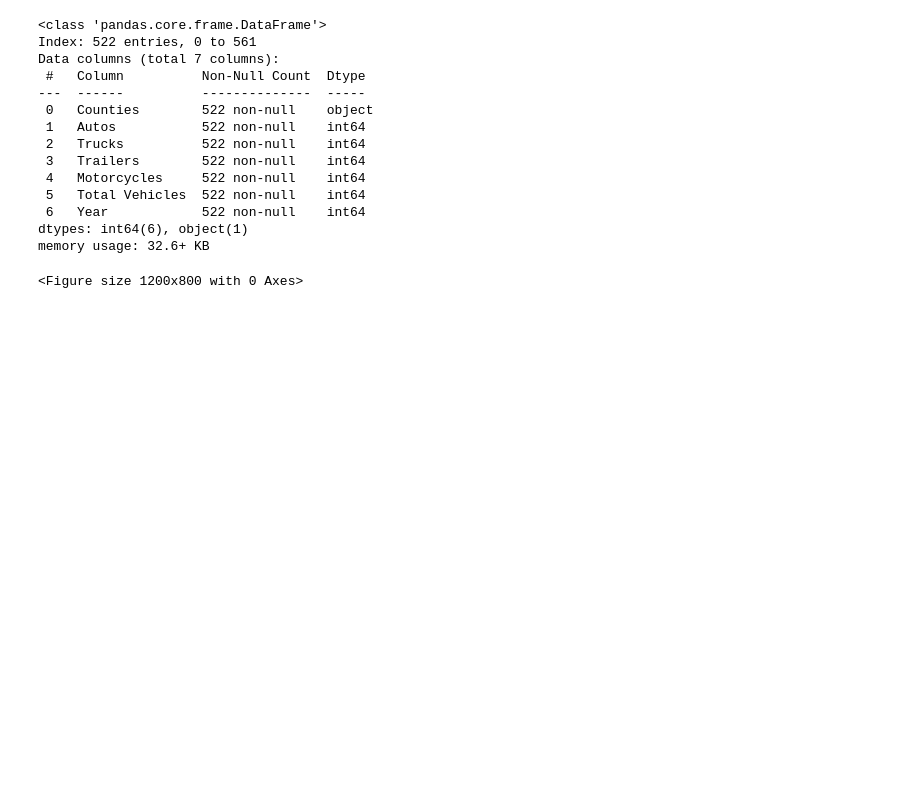
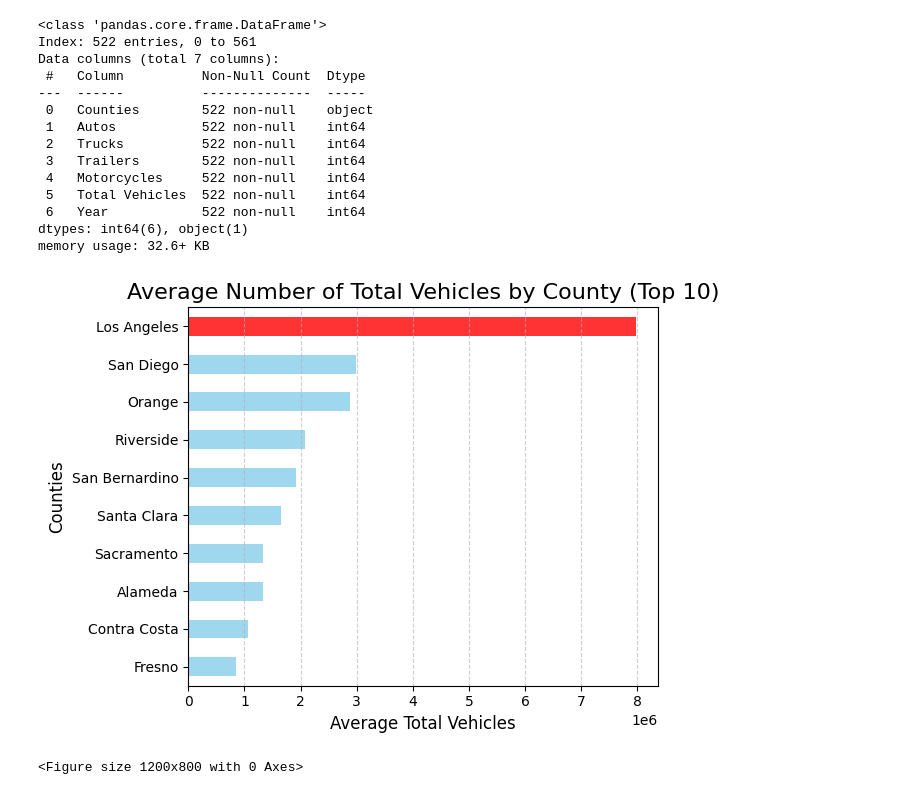
Before and after one commit to ashkren/eda_final_project, a Jupyter notebook: eda_final_project.ipynb, the cells around one changed output. Drawn from its saved outputs; the diff is of its cells as text; code cells hidden in the pictures; blank space fills up the shorter version.

```diff
--- a/eda_final_project.ipynb
+++ b/eda_final_project.ipynb
@@ -398,6 +369,25 @@ Data columns (total 7 columns):
  6   Year            522 non-null    int64
 dtypes: int64(6), object(1)
 memory usage: 32.6+ KB
+# %%
+# Calculate average number of total vehicles across all years and sort
+avg_total_vehicles = (
+    car_data.groupby('Counties')['Total Vehicles'].mean().sort_values(ascending=True)
+).tail(10)  # Select top 10 counties
+
+# Assign colors: 'red' for Los Angeles, 'skyblue' for others
+bar_colors = ['red' if county == 'Los Angeles' else 'skyblue' for county in avg_total_vehicles.index]
+
+# Plot the sorted horizontal barplot of average total vehicles
+avg_total_vehicles.plot(kind='barh', color=bar_colors, alpha=0.8)
+plt.title('Average Number of Total Vehicles by County (Top 10)', fontsize=16)
+plt.xlabel('Average Total Vehicles', fontsize=12)
+plt.ylabel('Counties', fontsize=12)
+plt.tight_layout()
+plt.grid(axis='x', linestyle='--', alpha=0.6)
+plt.show()
+# %% [output]
+[figure, added]
 # %%
 # Group car data by 'Counties' and calculate the average 'Total Vehicles'
 county_vehicle_data = car_data.groupby('Counties')['Total Vehicles'].mean().reset_index()
```
Also changed, not shown: parts of 25 cells of this notebook.
